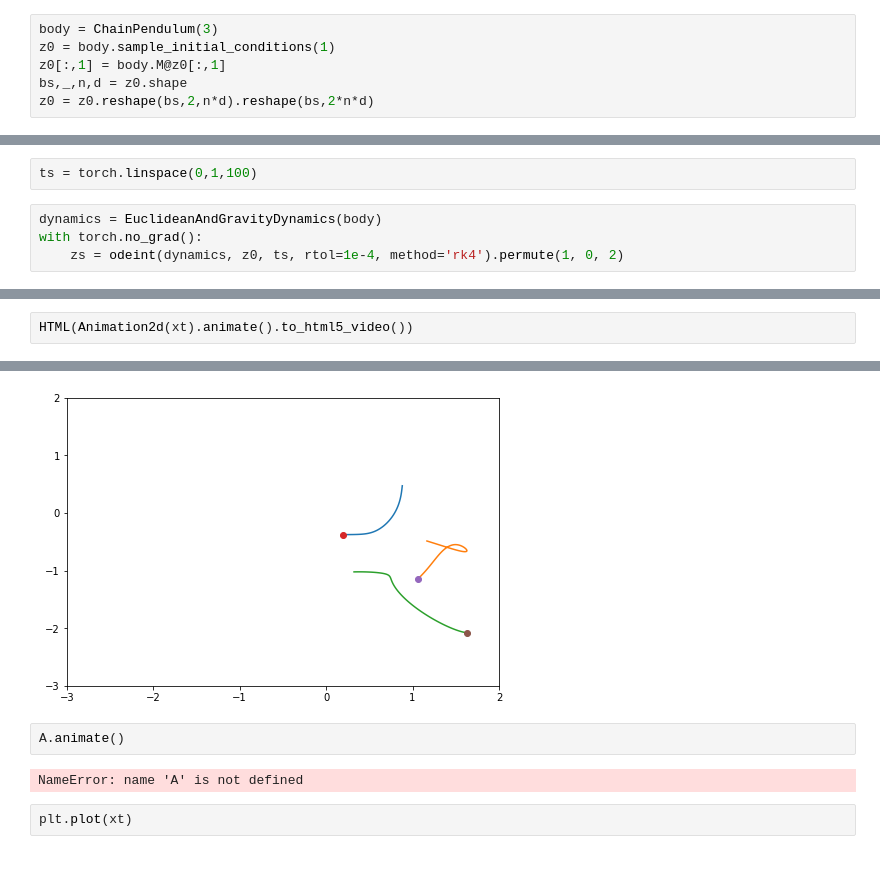
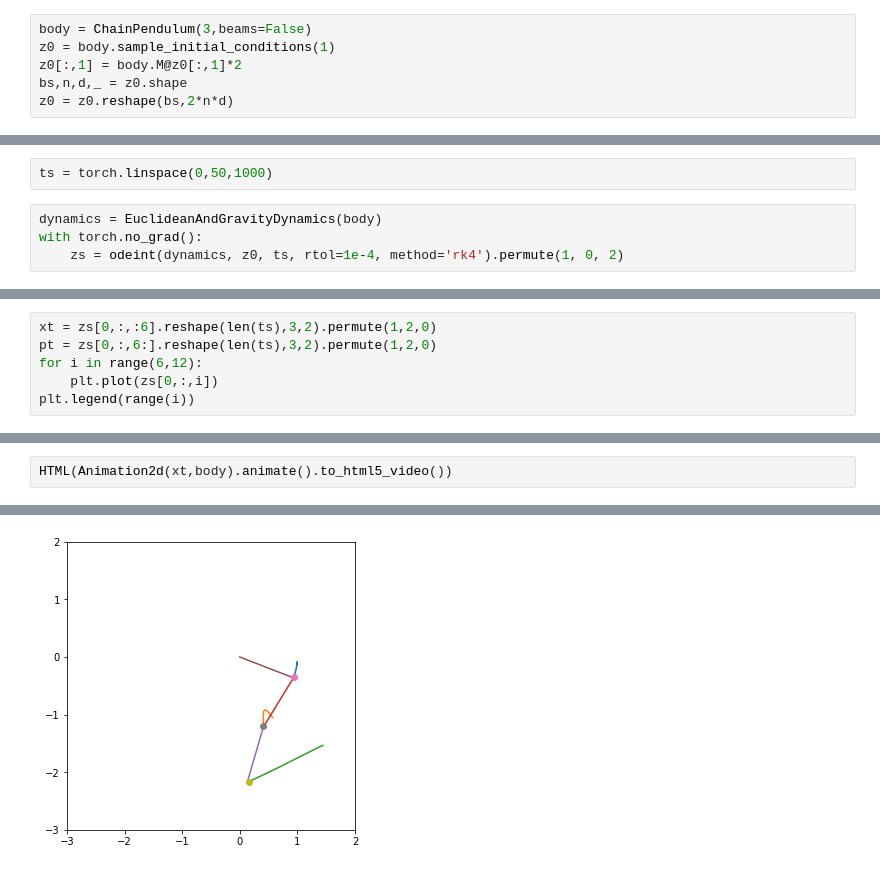
Before and after one commit to mfinzi/constrained-hamiltonian-neural-networks, a Jupyter notebook: pendulum.ipynb, the cells around one changed output, grey strips where cells are left out. Cells and saved outputs as stored; diff of their text form.

```diff
--- a/pendulum.ipynb
+++ b/pendulum.ipynb
@@ -17,9 +18,9 @@ from IPython.display import HTML
 # # plt.xlim(-2,2.5)
 # plt.axes().set_aspect('equal', 'datalim')
 # %%
-body = ChainPendulum(3)
+body = ChainPendulum(3,beams=False)
 z0 = body.sample_initial_conditions(1)
-z0[:,1] = body.M@z0[:,1]
-bs,_,n,d = z0.shape
-z0 = z0.reshape(bs,2,n*d).reshape(bs,2*n*d)
+z0[:,1] = body.M@z0[:,1]*2
+bs,n,d,_ = z0.shape
+z0 = z0.reshape(bs,2*n*d)
 # %%
@@ -29,5 +31,5 @@ torch.Size([1, 12])
 # %%
-ts = torch.linspace(0,1,100)
+ts = torch.linspace(0,50,1000)
 # %%
 dynamics = EuclideanAndGravityDynamics(body)
 with torch.no_grad():
@@ -46,0 +68,6 @@ xt = zs.reshape(1,len(ts),2,3,2)[0,:,0].permute(1,2,0)
+# %%
+xt = zs[0,:,:6].reshape(len(ts),3,2).permute(1,2,0)
+pt = zs[0,:,6:].reshape(len(ts),3,2).permute(1,2,0)
+for i in range(6,12):
+    plt.plot(zs[0,:,i])
+plt.legend(range(i))
@@ -47,11 +106,5 @@ xt = zs.reshape(1,len(ts),2,3,2)[0,:,0].permute(1,2,0)
 # %%
-HTML(Animation2d(xt).animate().to_html5_video())
+HTML(Animation2d(xt,body).animate().to_html5_video())
 # %% [output]
 [interactive output not drawn]
-[figure, old version]
+[figure, new version]
-# %%
-A.animate()
-# %% [output]
-NameError: name 'A' is not defined
-# %%
-plt.plot(xt)
```
Also changed, not shown: parts of 12 cells of this notebook, 1 other file.
